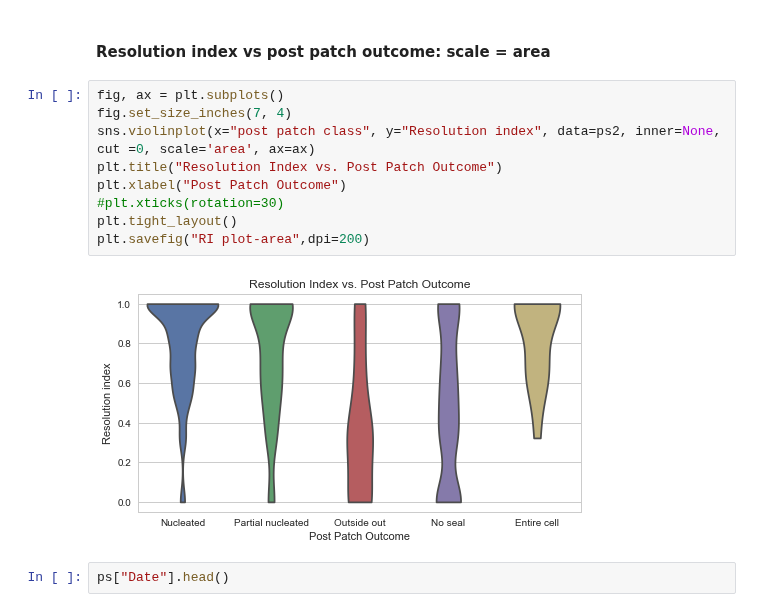
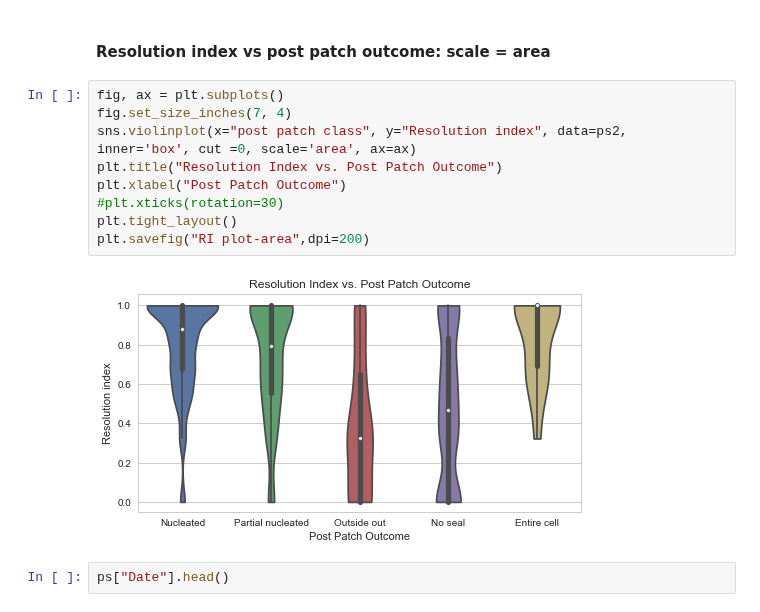
Before and after one commit to ru57y34nn/patchseq_gdoc_analysis, a Jupyter notebook: Resolution_index_analysis.ipynb, the cells around one changed output. Drawn from its saved outputs; the diff is of its cells as text.

Commit message:
Updated graphs

```diff
--- a/Resolution_index_analysis.ipynb
+++ b/Resolution_index_analysis.ipynb
@@ -394,14 +394,14 @@ plt.savefig("RI plot",dpi=200)
 # %%
 fig, ax = plt.subplots()
 fig.set_size_inches(7, 4)
-sns.violinplot(x="post patch class", y="Resolution index", data=ps2, inner=None, cut =0, scale='area', ax=ax)
+sns.violinplot(x="post patch class", y="Resolution index", data=ps2, inner='box', cut =0, scale='area', ax=ax)
 plt.title("Resolution Index vs. Post Patch Outcome")
 plt.xlabel("Post Patch Outcome")
 #plt.xticks(rotation=30)
 plt.tight_layout()
 plt.savefig("RI plot-area",dpi=200)
 # %% [output]
-[figure, old version]
+[figure, new version]
 # %%
 ps["Date"].head()
 # %% [output]
```
Also changed, not shown: 2 other files.
